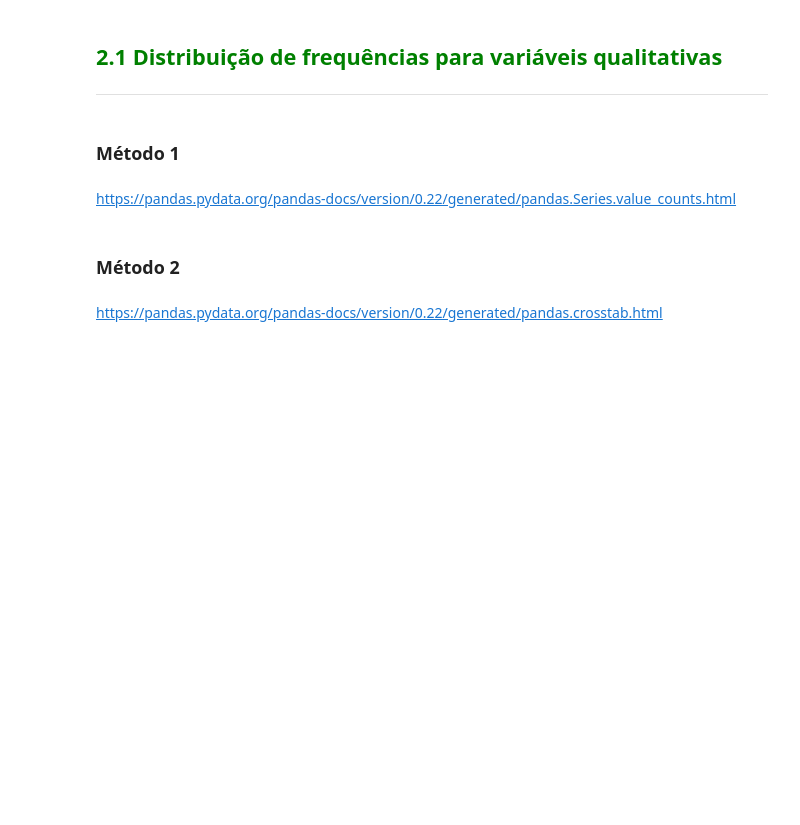
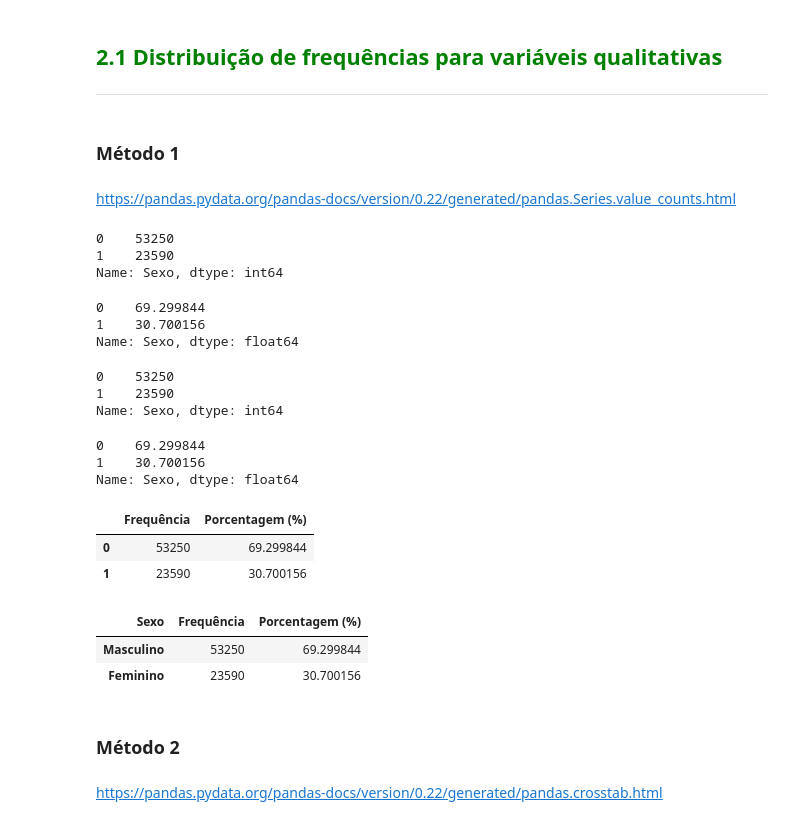
Before and after one commit to higmarques/Estatistica, a Jupyter notebook: Curso_de_Estatística_Parte_1.ipynb, the cells around one changed output. Cells and saved outputs as stored; diff of their text form; code cells hidden in the pictures; blank space fills up the shorter version.

```diff
--- a/Curso_de_Estatística_Parte_1.ipynb
+++ b/Curso_de_Estatística_Parte_1.ipynb
@@ -209,6 +217,47 @@ O primeiro passo em um trabalho de análise é o conhecimento do comportamento d
 ### Método 1
 # %% [markdown]
 https://pandas.pydata.org/pandas-docs/version/0.22/generated/pandas.Series.value_counts.html
+# %%
+dados['Sexo'].value_counts() #Return a Series containing counts of unique rows in the DataFrame.
+# %% [output]
+0    53250
+1    23590
+Name: Sexo, dtype: int64
+# %%
+dados['Sexo'].value_counts(normalize=True)*100 #Return proportions rather than frequencies.
+# %% [output]
+0    69.299844
+1    30.700156
+Name: Sexo, dtype: float64
+# %%
+frequencia = dados['Sexo'].value_counts()
+frequencia
+# %% [output]
+0    53250
+1    23590
+Name: Sexo, dtype: int64
+# %%
+percentual = dados['Sexo'].value_counts(normalize = True)*100
+percentual
+# %% [output]
+0    69.299844
+1    30.700156
+Name: Sexo, dtype: float64
+# %%
+dist_freq = pd.DataFrame({'Frequência': frequencia,'Porcentagem (%)': percentual})
+dist_freq
+# %% [output]
+|  | Frequência | Porcentagem (%) |
+| 0 | 53250 | 69.299844 |
+| 1 | 23590 | 30.700156 |
+# %%
+dist_freq.rename(index={0:'Masculino', 1: 'Feminino'},inplace = True) #Renomeando os index das linhas utilizando o rename
+dist_freq.rename_axis('Sexo', axis = 'columns', inplace =True) #Rename coluna index
+dist_freq
+# %% [output]
+| Sexo | Frequência | Porcentagem (%) |
+| Masculino | 53250 | 69.299844 |
+| Feminino | 23590 | 30.700156 |
 # %% [markdown]
 ### Método 2
 # %% [markdown]
```
Also changed, not shown: parts of 7 cells of this notebook.
